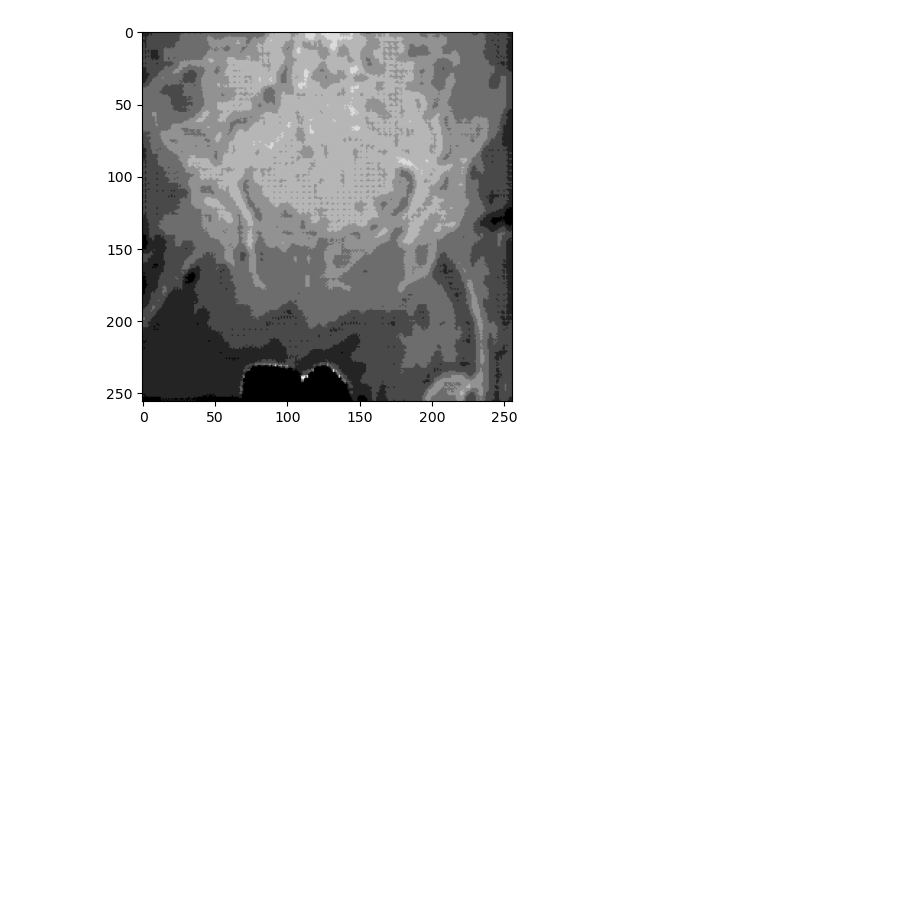
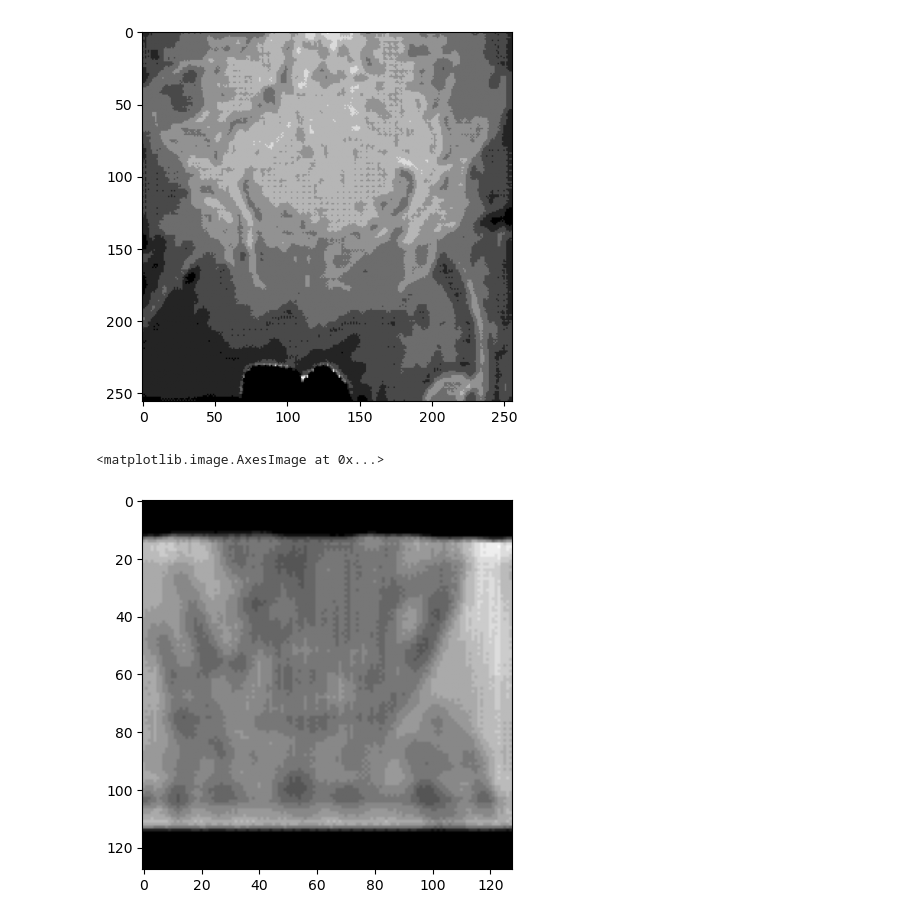
Before and after one commit to jakli758/thesis_code, a Jupyter notebook: main.ipynb, the cells around one changed output. Drawn from its saved outputs; the diff is of its cells as text; code cells hidden in the pictures; blank space fills up the shorter version.

```diff
--- a/main.ipynb
+++ b/main.ipynb
@@ -114,3 +109,9 @@ plt.imshow(img,cmap='gray')
 # %% [output]
 <matplotlib.image.AxesImage at 0x...>
 [figure]
+# %%
+img = cv2.imread("/local/data1/jakli758/thesis_code/pytorch-CycleGAN-and-pix2pix/checkpoints/0216_no_preprocessing/web/images/epoch123_fake_A.png", 0)
+plt.imshow(img,cmap='gray')
+# %% [output]
+<matplotlib.image.AxesImage at 0x...>
+[figure, added]
```
Also changed, not shown: parts of 5 cells of this notebook, 2 other files.
